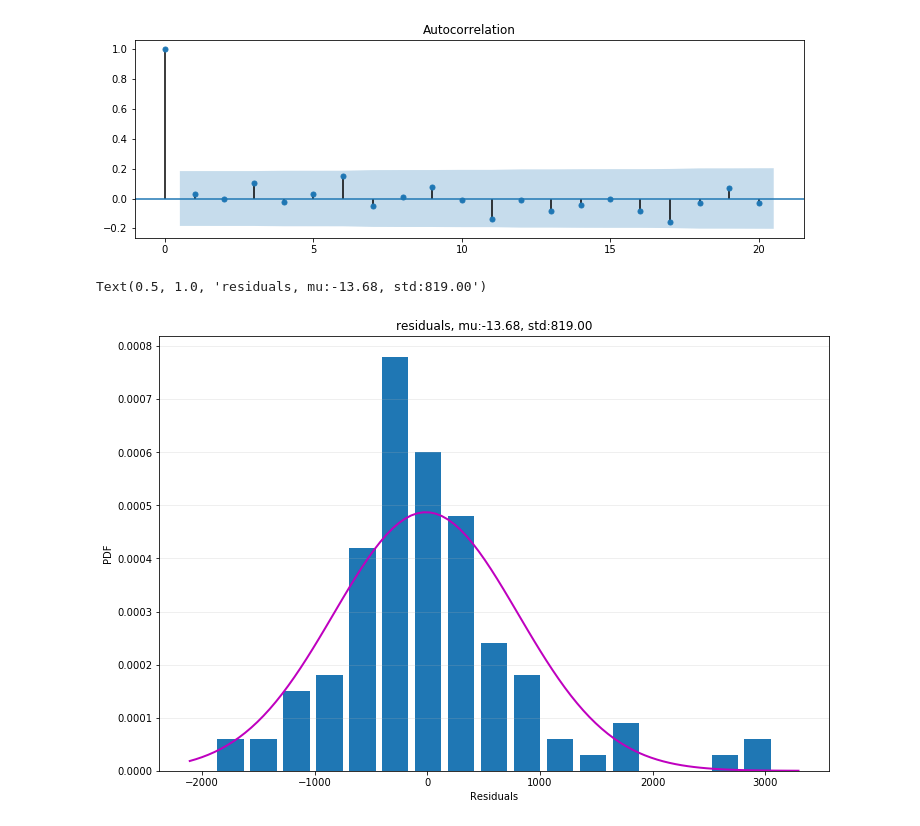
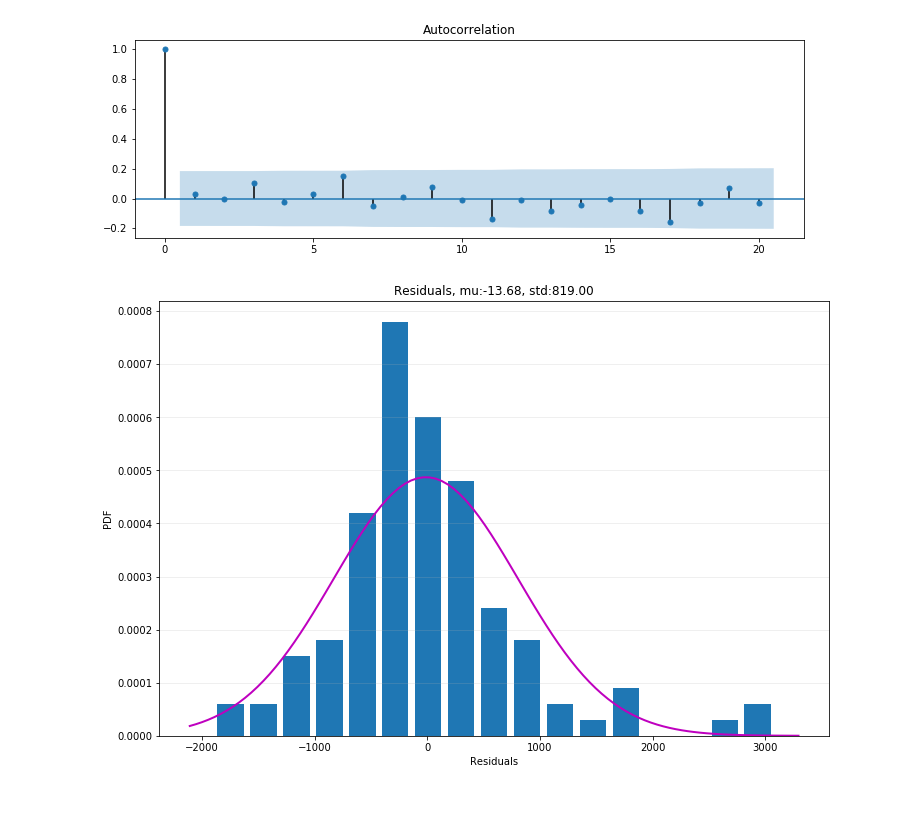
Before and after one commit to darrahts/timeSeriesAnalysis, a Jupyter notebook: arima.ipynb, the cells around one changed output. Drawn from its saved outputs; the diff is of its cells as text; code cells hidden in the pictures.

Commit message:
moved plot_norm function to fcns

```diff
--- a/arima.ipynb
+++ b/arima.ipynb
@@ -84,19 +88,7 @@ ax1 = fig.add_subplot(211)
 fig = plot_acf(res.resid, lags=20, ax=ax1)
 # %% [output]
 [figure]
-# %%
-from scipy.stats import norm
-plt.figure(figsize=(12,8))
-plt.hist(res.resid, bins='auto', density=True, rwidth=.8, label='Residuals')
-mu,std = norm.fit(res.resid)
-xmin, xmax = plt.xlim()
-x = np.linspace(xmin, xmax, 100)
-p = norm.pdf(x, mu, std)
-plt.plot(x, p, 'm', linewidth=2)
-plt.grid(axis='y', alpha=.25)
-plt.xlabel("Residuals")
-plt.ylabel("PDF")
-plt.title("residuals, mu:{:.2f}, std:{:.2f}".format(mu, std))
-# %% [output]
-Text(0.5, 1.0, 'residuals, mu:-13.68, std:819.00')
-[figure, removed]
+# %%
+plot_norm(data=res.resid, label="residuals", title='Residuals', bins='auto', density=True, width=.8)
+# %% [output]
+[figure, added]
```
Also changed, not shown: parts of 2 cells of this notebook.
